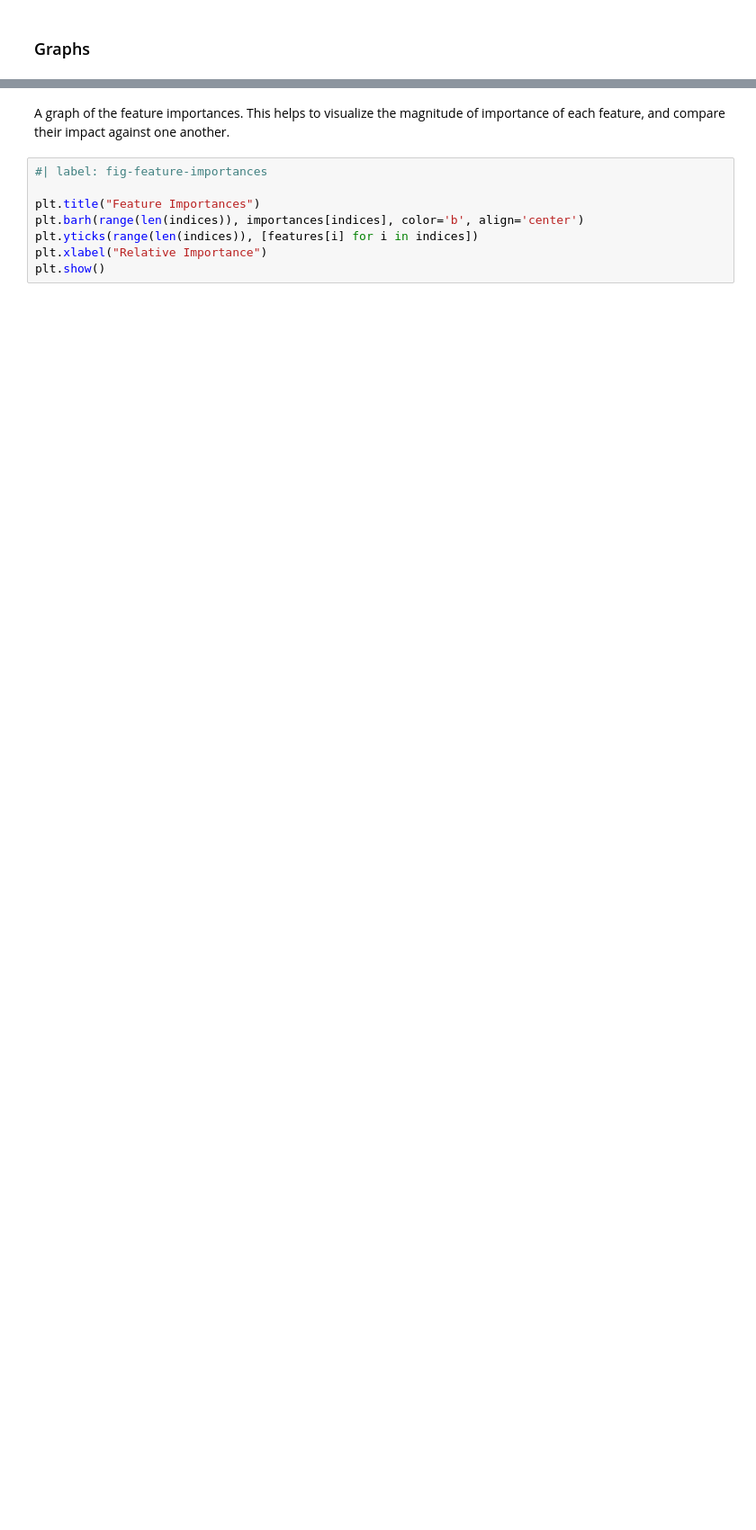
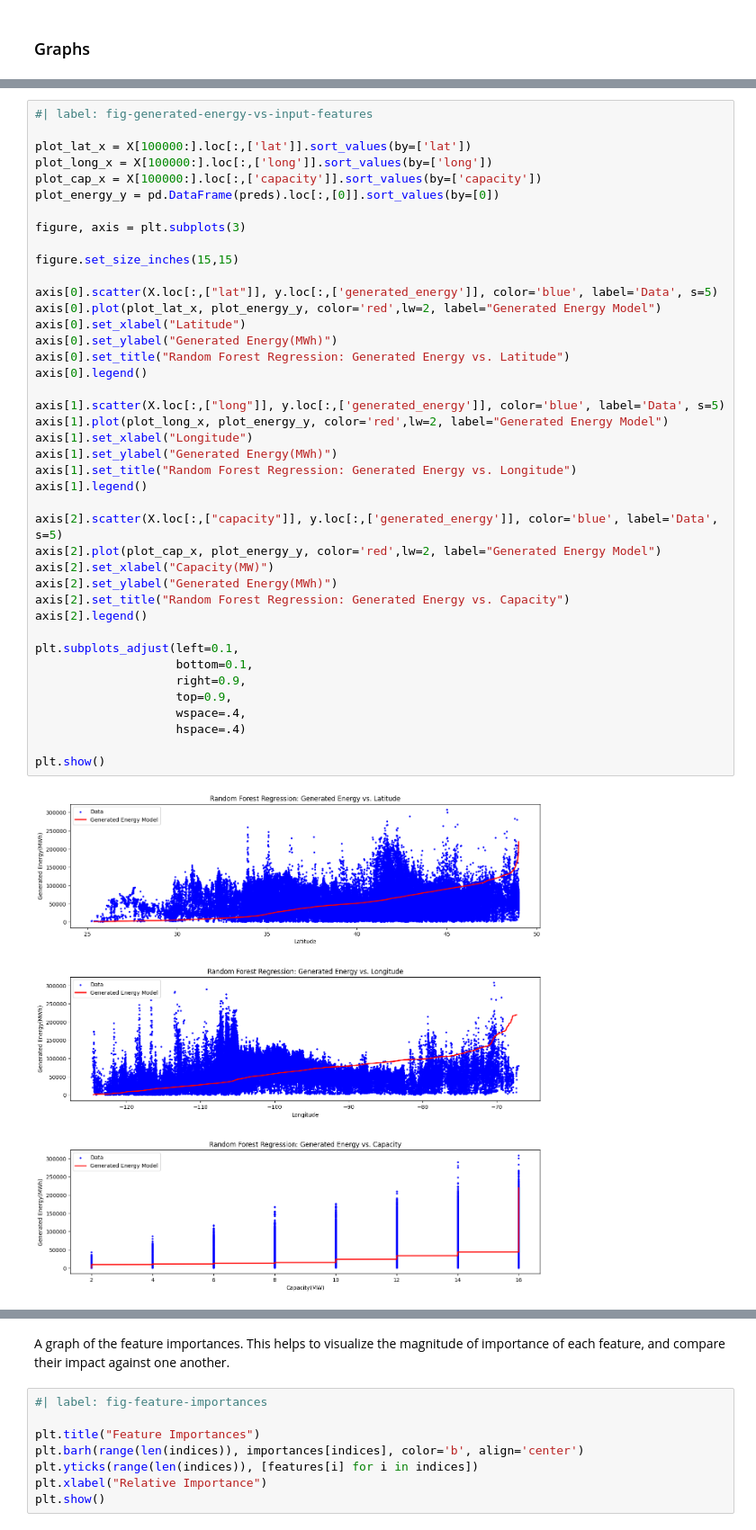
Before and after one commit to AidanNeeson/renewable-ml, a Jupyter notebook: app/2-rf-wind.ipynb, the cells around one changed output, grey strips where cells are left out. Shown at 90% size. Drawn from its saved outputs; the diff is of its cells as text; blank space fills up the shorter version.

```diff
--- a/app/2-rf-wind.ipynb
+++ b/app/2-rf-wind.ipynb
@@ -171,0 +191,43 @@ kf_cv_df
+# %%
+#| label: fig-generated-energy-vs-input-features
+
+plot_lat_x = X[100000:].loc[:,['lat']].sort_values(by=['lat'])
+plot_long_x = X[100000:].loc[:,['long']].sort_values(by=['long'])
+plot_cap_x = X[100000:].loc[:,['capacity']].sort_values(by=['capacity'])
+plot_energy_y = pd.DataFrame(preds).loc[:,[0]].sort_values(by=[0])
+
+figure, axis = plt.subplots(3)
+
+figure.set_size_inches(15,15)
+
+axis[0].scatter(X.loc[:,["lat"]], y.loc[:,['generated_energy']], color='blue', label='Data', s=5)
+axis[0].plot(plot_lat_x, plot_energy_y, color='red',lw=2, label="Generated Energy Model")
+axis[0].set_xlabel("Latitude")
+axis[0].set_ylabel("Generated Energy(MWh)")
+axis[0].set_title("Random Forest Regression: Generated Energy vs. Latitude")
+axis[0].legend()
+
+axis[1].scatter(X.loc[:,["long"]], y.loc[:,['generated_energy']], color='blue', label='Data', s=5)
+axis[1].plot(plot_long_x, plot_energy_y, color='red',lw=2, label="Generated Energy Model")
+axis[1].set_xlabel("Longitude")
+axis[1].set_ylabel("Generated Energy(MWh)")
+axis[1].set_title("Random Forest Regression: Generated Energy vs. Longitude")
+axis[1].legend()
+
+axis[2].scatter(X.loc[:,["capacity"]], y.loc[:,['generated_energy']], color='blue', label='Data', s=5)
+axis[2].plot(plot_cap_x, plot_energy_y, color='red',lw=2, label="Generated Energy Model")
+axis[2].set_xlabel("Capacity(MW)")
+axis[2].set_ylabel("Generated Energy(MWh)")
+axis[2].set_title("Random Forest Regression: Generated Energy vs. Capacity")
+axis[2].legend()
+
+plt.subplots_adjust(left=0.1,
+                    bottom=0.1,
+                    right=0.9,
+                    top=0.9,
+                    wspace=.4,
+                    hspace=.4)
+
+plt.show()
+# %% [output]
+[figure, added]
```
Also changed, not shown: parts of 9 cells of this notebook, 37 other files.
